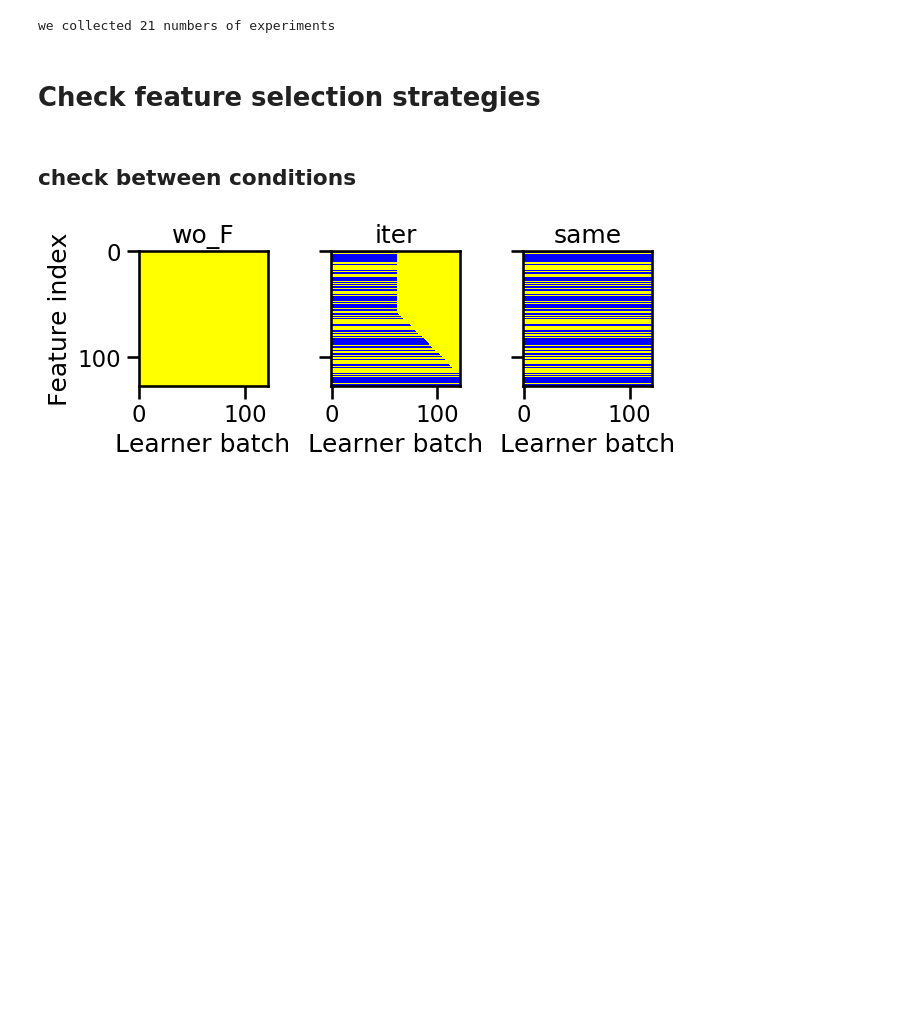
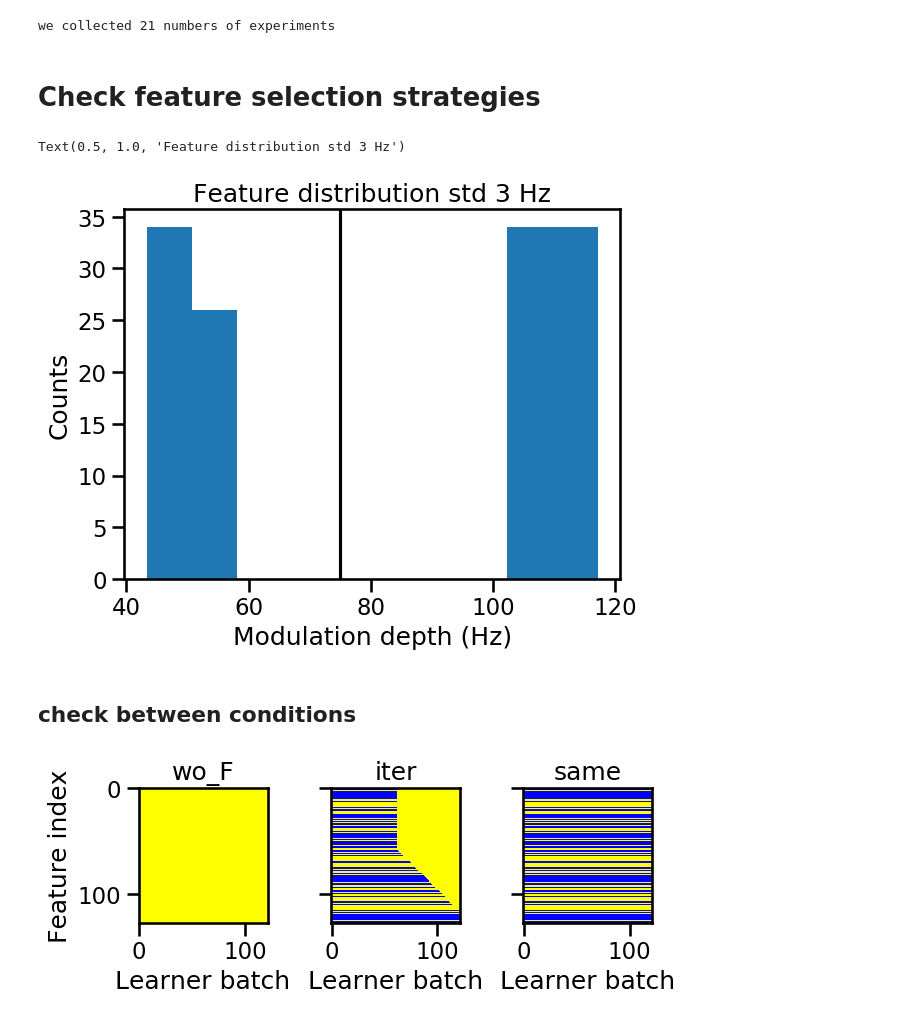
Before and after one commit to sijia66/adaptive_feature_selection, a Jupyter notebook: part_0_clda_simulation_with_feature_selection/20230119_afs_encoder_mixture_model_gap_R2.ipynb, the cells around one changed output. Cells and saved outputs as stored; diff of their text form; code cells hidden in the pictures; blank space fills up the shorter version.

```diff
--- a/part_0_clda_simulation_with_feature_selection/20230119_afs_encoder_mixture_model_gap_R2.ipynb
+++ b/part_0_clda_simulation_with_feature_selection/20230119_afs_encoder_mixture_model_gap_R2.ipynb
@@ -108,3 +110,15 @@ we collected 21 numbers of experiments
+# %%
+# plot the histogram of the feature weights
+
+fig_weight, ax_weight = plt.subplots()
+ax_weight.hist(feature_weights)
+ax_weight.axvline(x = 75, color = 'k')
+ax_weight.set_xlabel('Modulation depth (Hz)')
+ax_weight.set_ylabel('Counts')
+ax_weight.set_title(f'Feature distribution std {std} Hz')
+# %% [output]
+Text(0.5, 1.0, 'Feature distribution std 3 Hz')
+[figure, added]
 # %% [markdown]
 ## check between conditions
 # %%
```
Also changed, not shown: parts of 6 cells of this notebook, 1 other file.
